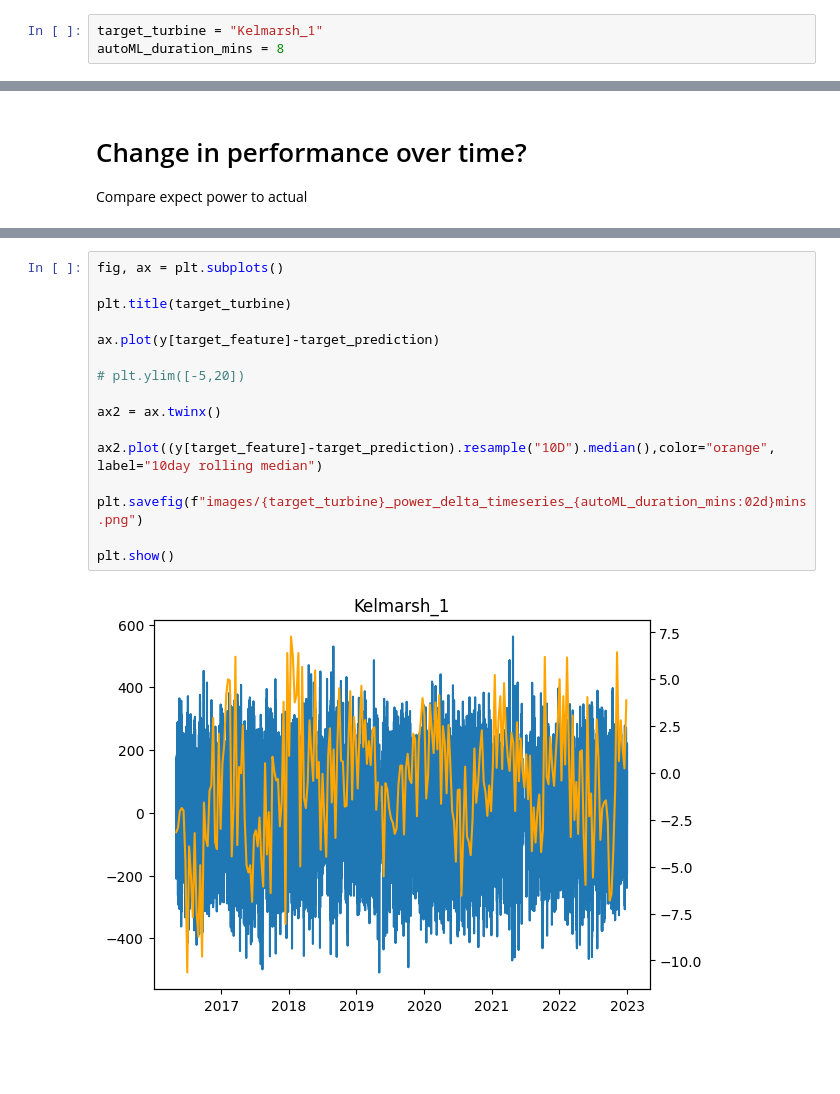
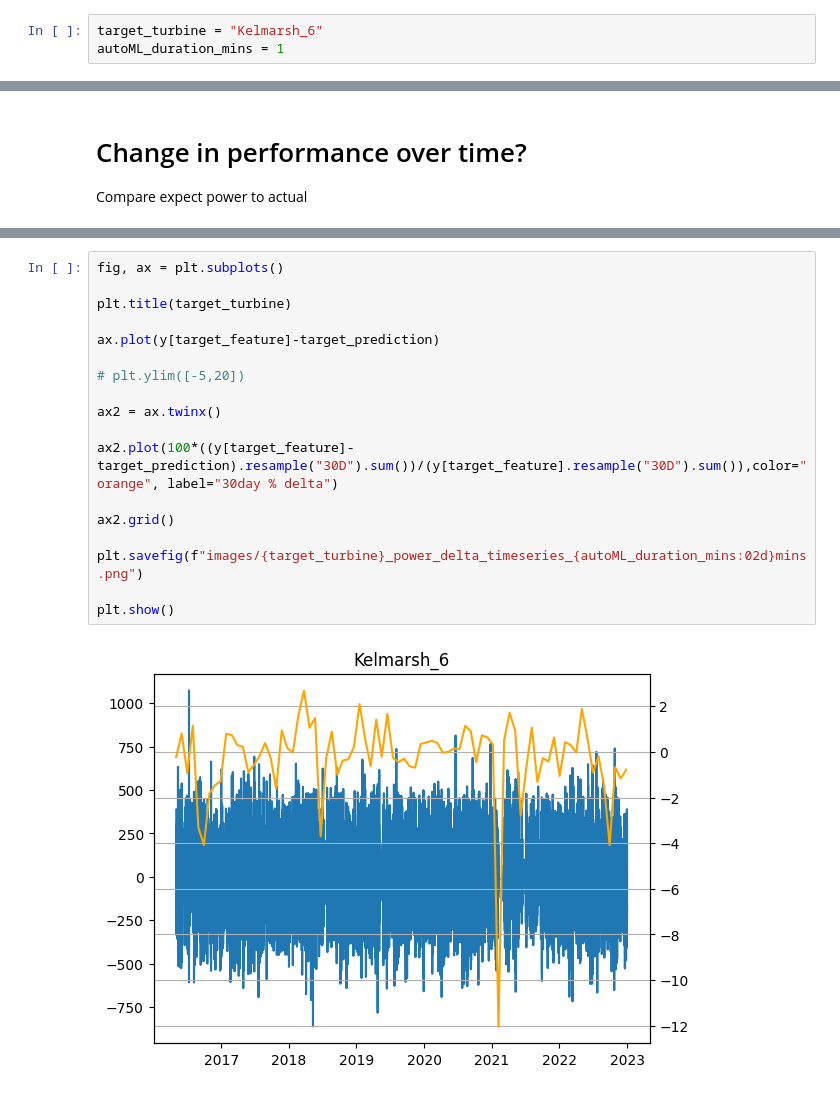
Before and after one commit to charlie9578/wind-automl, a Jupyter notebook: SYE_AutoML.ipynb, the cells around one changed output, grey strips where cells are left out. Drawn from its saved outputs; the diff is of its cells as text; blank space fills up the shorter version.

```diff
--- a/SYE_AutoML.ipynb
+++ b/SYE_AutoML.ipynb
@@ -28,8 +28,8 @@ import os
 
 import pickle
 # %%
-target_turbine = "Kelmarsh_1"
-autoML_duration_mins = 8
+target_turbine = "Kelmarsh_6"
+autoML_duration_mins = 1
 # %%
 BYTES_MB = 1024 * 1024
 # %%
@@ -641,18 +605,20 @@ plt.show()
 # %%
 fig, ax = plt.subplots()
 
 plt.title(target_turbine)
 
 ax.plot(y[target_feature]-target_prediction)
 
 # plt.ylim([-5,20])
 
 ax2 = ax.twinx()
 
-ax2.plot((y[target_feature]-target_prediction).resample("10D").median(),color="orange", label="10day rolling median")
+ax2.plot(100*((y[target_feature]-target_prediction).resample("30D").sum())/(y[target_feature].resample("30D").sum()),color="orange", label="30day % delta")
+
+ax2.grid()
 
 plt.savefig(f"images/{target_turbine}_power_delta_timeseries_{autoML_duration_mins:02d}mins.png")
 
 plt.show()
 # %% [output]
-[figure, old version]
+[figure, new version]
```
Also changed, not shown: parts of 18 cells of this notebook, 2 other files.
